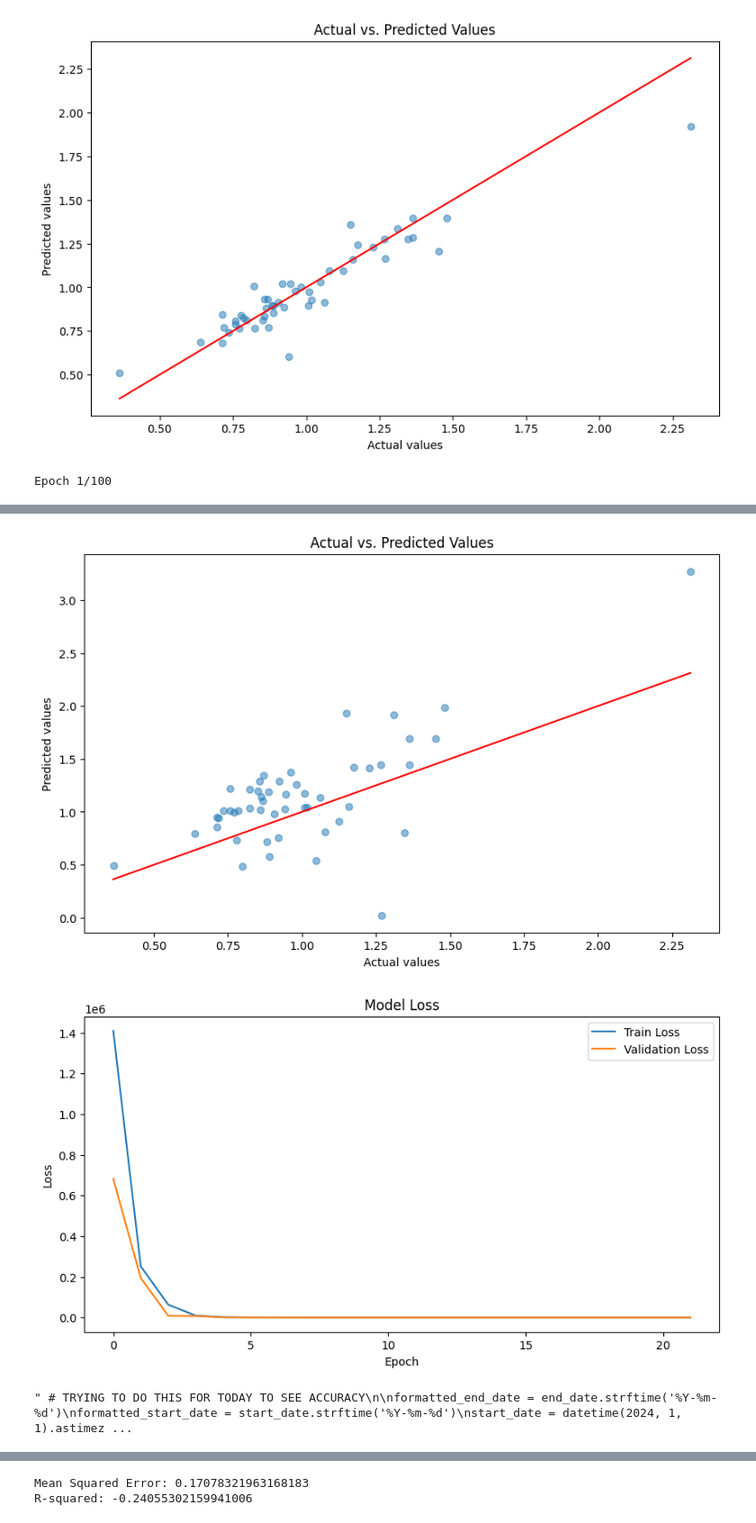
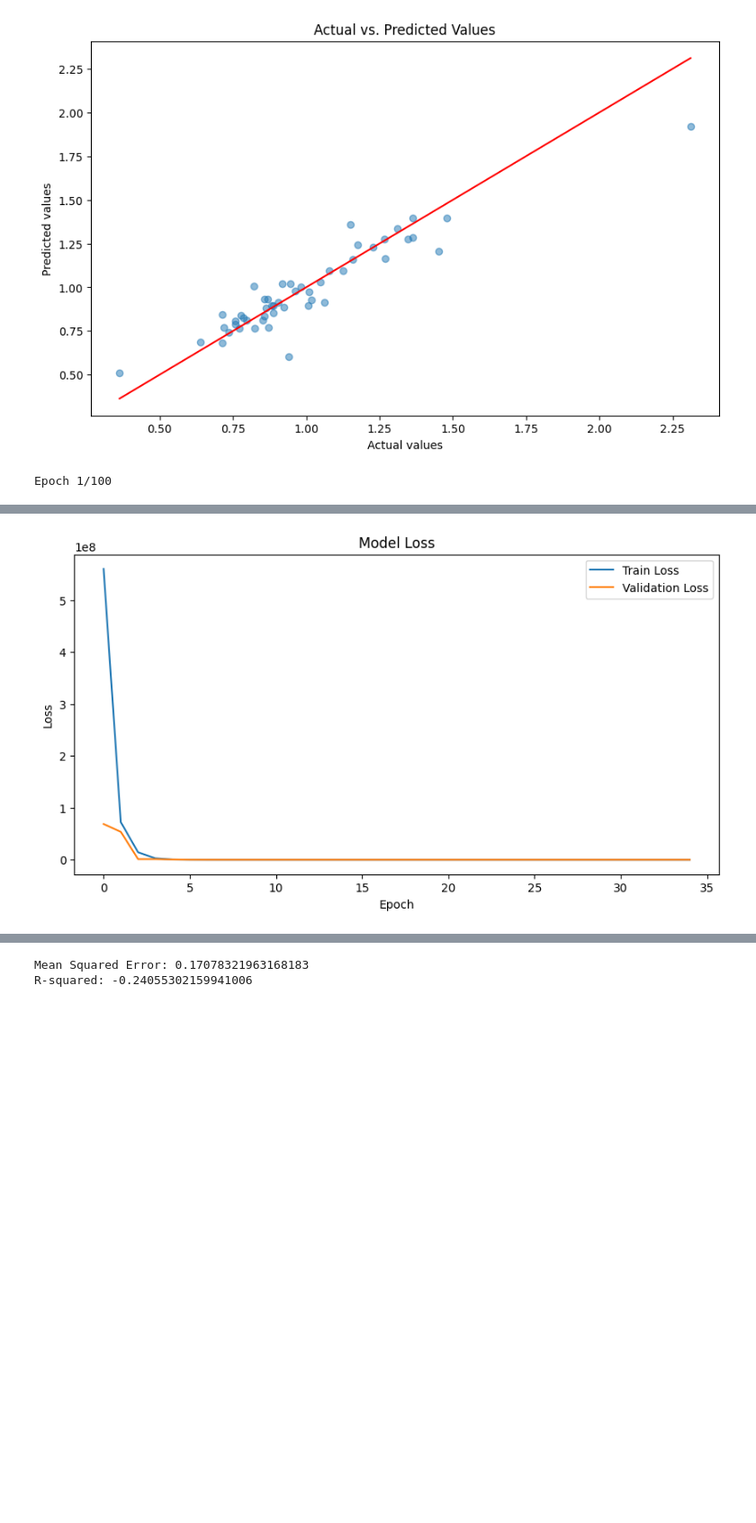
Before and after one commit to amirtarkian/DataModels2024, a Jupyter notebook: data/models.ipynb, the cells around one changed output, grey strips where cells are left out. Shown at 90% size. Drawn from its saved outputs; the diff is of its cells as text; code cells hidden in the pictures; blank space fills up the shorter version.

```diff
--- a/data/models.ipynb
+++ b/data/models.ipynb
@@ -75,10 +75,8 @@ X = daily_prices[['close', 'high', 'low', 'trade_count', 'open']]
 X['high_low_percent'] = (X['high'] - X['low']) / X['low'] * 100
 X['open_close_percent'] = (X['open'] - X['close']) / X['close'] * 100
 
-X = X.drop('open', axis=1)
-X = X.drop('close', axis=1)
-X = X.drop('high', axis=1)
-X = X.drop('low', axis=1)
+X.drop(['open', 'close', 'high', 'low'], axis=1, inplace=True)
+
 
 
 # normalized data
@@ -166,22 +164,15 @@ R-squared: 0.8642695332096898
 # %%
 # NEURAL NETWORK
 import numpy as np
-import random
-from tensorflow import random as tf_random
+from sklearn.model_selection import GridSearchCV
 
 
 model = Sequential([
-    Dense(10, activation='relu', input_shape=(X_train.shape[1],)),
-    Dense(10, activation='relu'),
+    Dense(100, activation='relu', input_shape=(X_train.shape[1],)),
+    Dense(100, activation='relu'),
     Dense(1)
 ])
 
-np.random.seed(42)
-random.seed(42)
-tf_random.set_seed(42)
-
-# Include callbacks for consistency in training performance
-from keras.callbacks import EarlyStopping
 early_stopping = EarlyStopping(monitor='val_loss', patience=10, restore_best_weights=True)
 
 model.compile(optimizer='adam', loss='mse')
@@ -196,13 +187,13 @@ r2 = r2_score(y_test, predictions.flatten())
 print(f"Mean Squared Error: {mse}")
 print(f"R-squared: {r2}")
 
-plt.figure(figsize=(10, 6))
-plt.scatter(y_test, predictions, alpha=0.5)
-plt.title('Actual vs. Predicted Values')
-plt.xlabel('Actual values')
-plt.ylabel('Predicted values')
-plt.plot([min(y_test), max(y_test)], [min(y_test), max(y_test)], color='red')  # Diagonal line
-plt.show()
+# plt.figure(figsize=(10, 6))
+# plt.scatter(y_test, predictions, alpha=0.5)
+# plt.title('Actual vs. Predicted Values')
+# plt.xlabel('Actual values')
+# plt.ylabel('Predicted values')
+# plt.plot([min(y_test), max(y_test)], [min(y_test), max(y_test)], color='red')  # Diagonal line
+# plt.show()
 
 # Plotting loss
 plt.figure(figsize=(10, 5))
@@ -224,33 +215,5 @@ if 'accuracy' in history.history:
     plt.xlabel('Epoch')
     plt.legend(loc='lower right')
     plt.show()
-
-
-""" # TRYING TO DO THIS FOR TODAY TO SEE ACCURACY
-
-formatted_end_date = end_date.strftime('%Y-%m-%d')
-formatted_start_date = start_date.strftime('%Y-%m-%d')
-start_date = datetime(2024, 1, 1).astimezone(pytz.timezone('UTC'))
-end_date = datetime(2024, 3, 1).astimezone(pytz.timezone('UTC'))
-
-model_prices = api.get_bars(symbol, tradeapi.TimeFrame.Day, formatted_start_date, formatted_end_date).df
-model_prices['high_low_percent'] = (model_prices['high'] - model_prices['low']) / model_prices['low'] * 100
-model_prices['open_close_percent'] = (model_prices['open'] - model_prices['close']) / model_prices['close'] * 100
-
-# Keep only the necessary columns for the model input
-model_prices_predict = model_prices[['high_low_percent', 'open_close_percent', 'trade_count']]
-
-# Keep the date and volume for reference
-reference_data = model_prices[['date', 'volume']]
-
-# Predict using the model
-predictions = model.predict(model_prices_predict)
-predictions = predictions.flatten()  # Flatten the predictions if necessary
-
-# Combine predictions with reference data
-reference_data['predictions'] = predictions
-
-# Print or save the combined data
-print(reference_data) """
 # %% [output]
 Epoch 1/100
@@ -274,6 +237,4 @@ R-squared: -0.617444187847221
-[figure, old version]
+[figure, new version]
-[figure, removed]
-" # TRYING TO DO THIS FOR TODAY TO SEE ACCURACY\n\nformatted_end_date = end_date.strftime('%Y-%m-%d')\nformatted_start_date = start_date.strftime('%Y-%m-%d')\nstart_date = datetime(2024, 1, 1).astimez ...
 # %%
 # ARIMA
 
```
Also changed, not shown: parts of 2 cells of this notebook.
